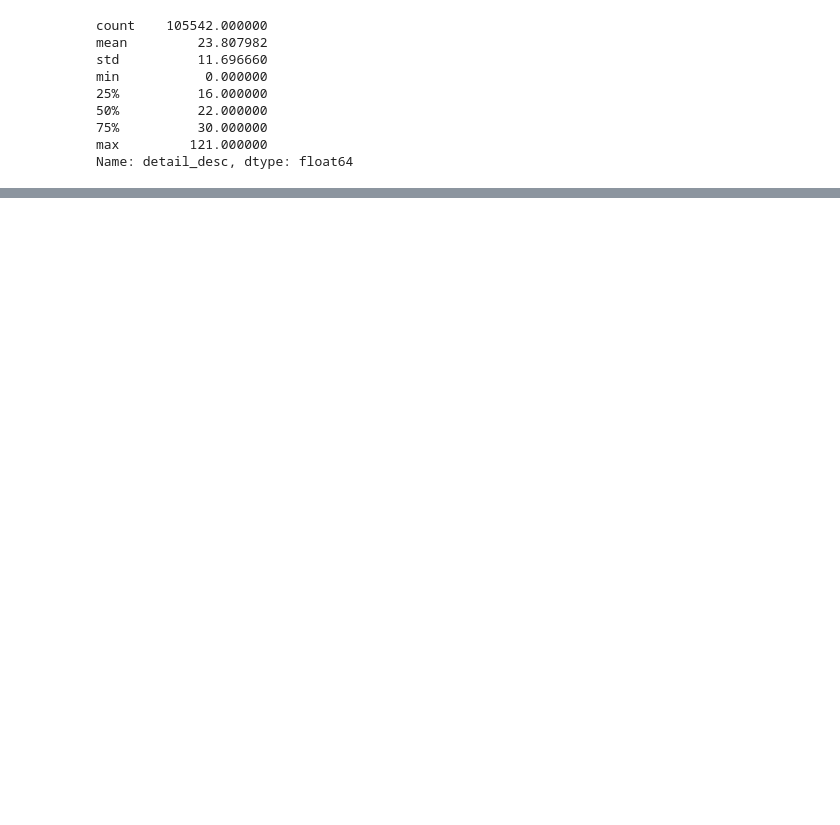
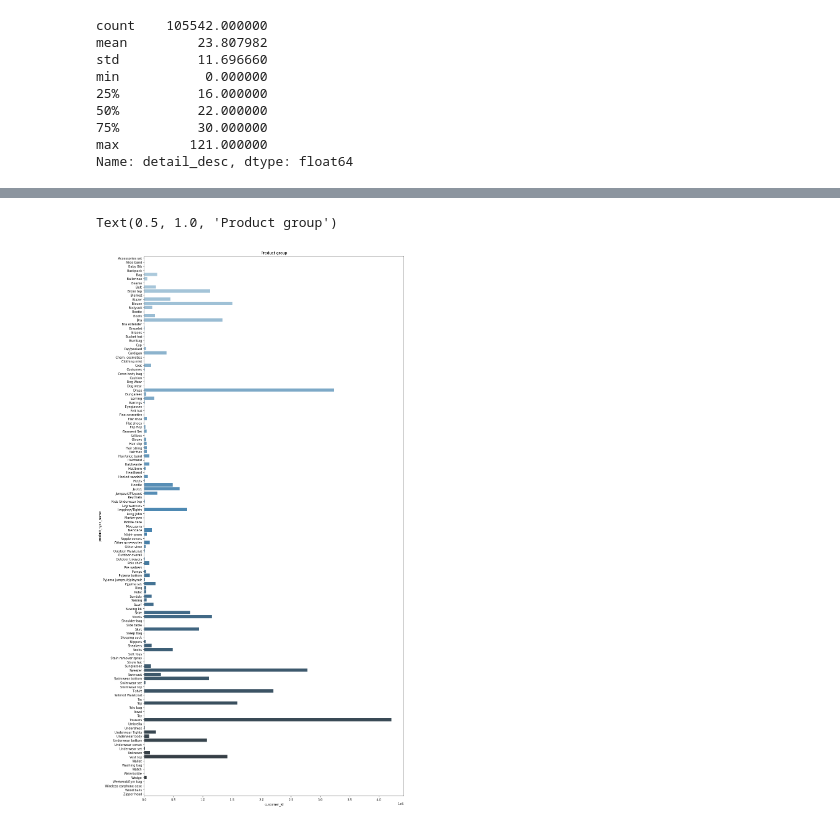
Before and after one commit to alex-prokudaylo/otus_education, a Jupyter notebook: h-m-recsys-eda.ipynb, the cells around one changed output, grey strips where cells are left out. Drawn from its saved outputs; the diff is of its cells as text; code cells hidden in the pictures; blank space fills up the shorter version.

```diff
--- a/h-m-recsys-eda.ipynb
+++ b/h-m-recsys-eda.ipynb
@@ -313,0 +314,12 @@ articles_df[articles_detail_desc_len == 2]
+# %%
+articles_with_transctions = articles_df.merge(pd.DataFrame(per_articles), how="left", on="article_id")
+articles_with_transctions.fillna(0, inplace=True)
+# %%
+product_type_name_transactios = articles_with_transctions.groupby("product_type_name")["customer_id"].sum()
+
+plt.figure(figsize=(15,32))
+sns.barplot(x = product_type_name_transactios , y=product_type_name_transactios.index, palette="Blues_d")
+plt.title("Product group", loc='center')
+# %% [output]
+Text(0.5, 1.0, 'Product group')
+[figure, added]
```
Also changed, not shown: parts of 7 cells of this notebook.
